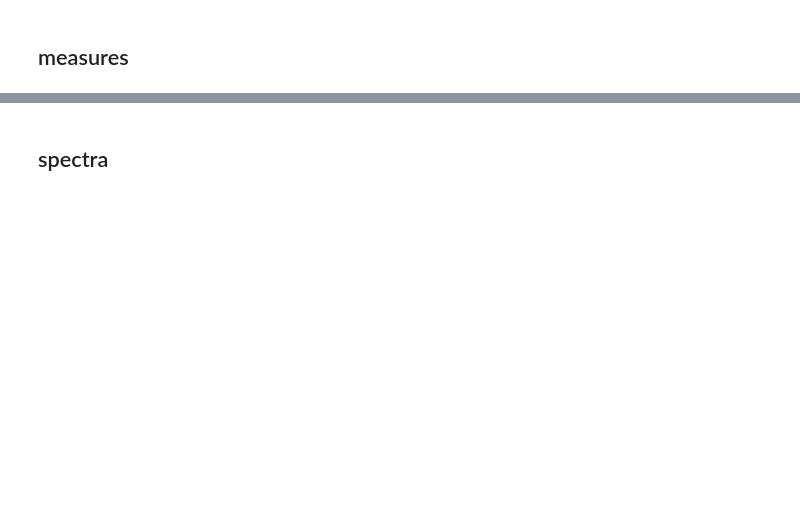
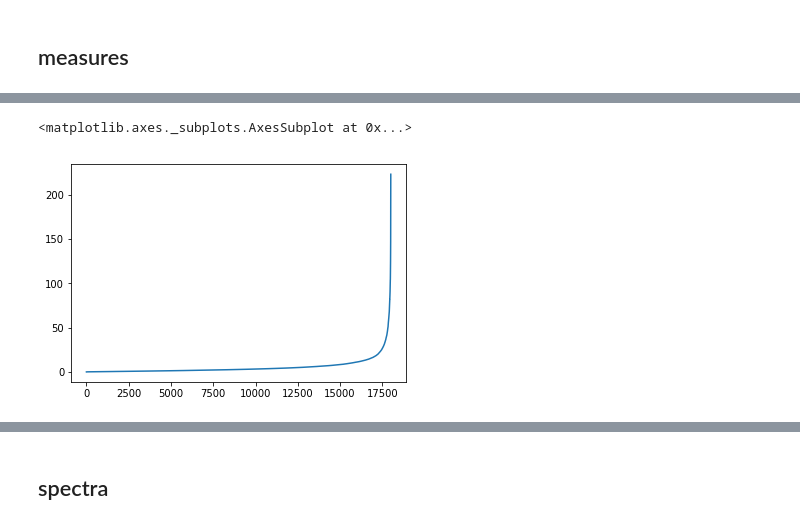
Before and after one commit to Battleman/AimeElle, a Jupyter notebook: project2/data-exploration.ipynb, the cells around one changed output, grey strips where cells are left out. Cells and saved outputs as stored; diff of their text form; code cells hidden in the pictures; blank space fills up the shorter version.

```diff
--- a/project2/data-exploration.ipynb
+++ b/project2/data-exploration.ipynb
@@ -56,0 +59,5 @@ df_measures.describe()
+# %%
+df_measures['DUSTf:Value'].sort_values().reset_index()['DUSTf:Value'].plot()
+# %% [output]
+<matplotlib.axes._subplots.AxesSubplot at 0x...>
+[figure, added]
```
Also changed, not shown: parts of 14 cells of this notebook, 3 other files.
